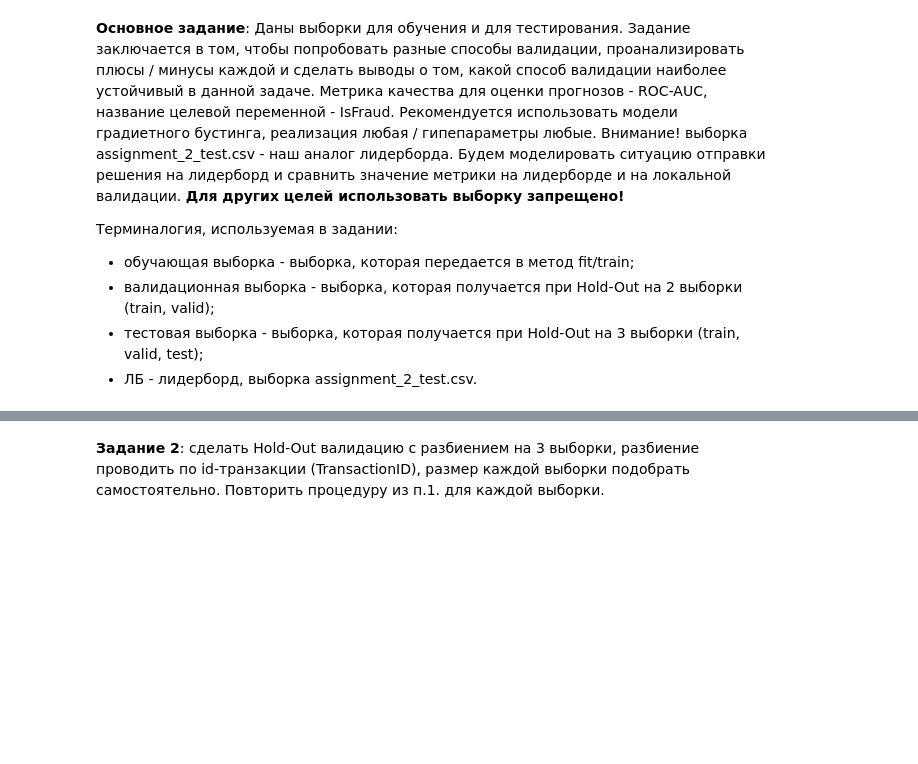
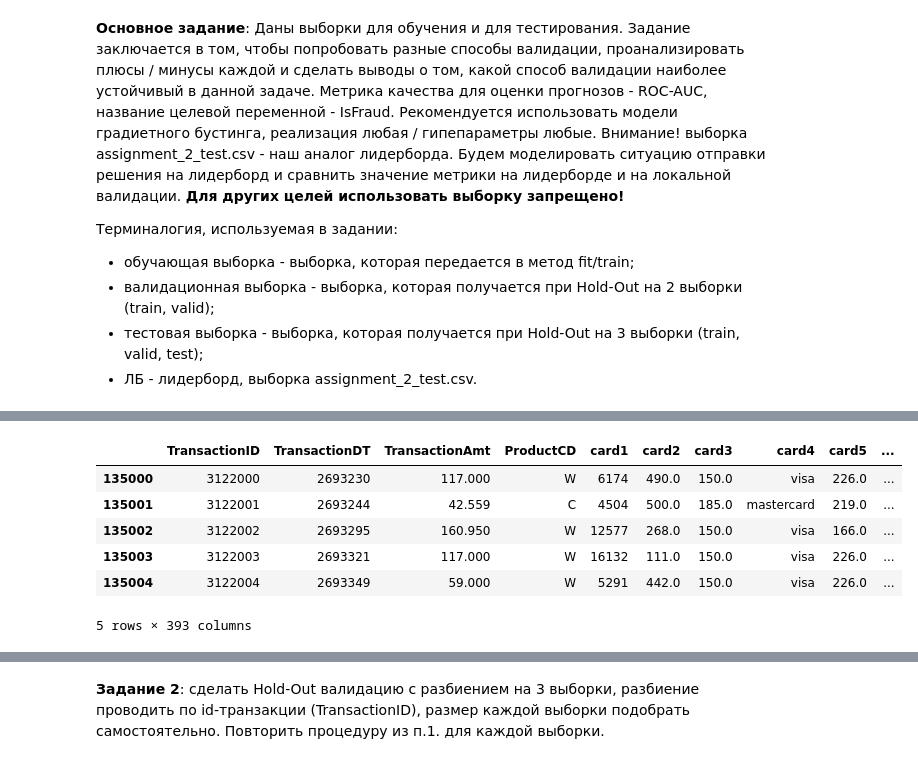
Before and after one commit to AndreiBazhenau/gb, a Jupyter notebook: kaggle/hw_3.ipynb, the cells around one changed output, grey strips where cells are left out. Cells and saved outputs as stored; diff of their text form; code cells hidden in the pictures; blank space fills up the shorter version.

```diff
--- a/kaggle/hw_3.ipynb
+++ b/kaggle/hw_3.ipynb
@@ -32,0 +96,10 @@ ModuleNotFoundError: No module named 'xgboost'
+# %%
+x_test.head(5)
+# %% [output]
+|  | TransactionID | TransactionDT | TransactionAmt | ProductCD | card1 | card2 | card3 | card4 | card5 | ... |
+| 135000 | 3122000 | 2693230 | 117.000 | W | 6174 | 490.0 | 150.0 | visa | 226.0 | ... |
+| 135001 | 3122001 | 2693244 | 42.559 | C | 4504 | 500.0 | 185.0 | mastercard | 219.0 | ... |
+| 135002 | 3122002 | 2693295 | 160.950 | W | 12577 | 268.0 | 150.0 | visa | 166.0 | ... |
+| 135003 | 3122003 | 2693321 | 117.000 | W | 16132 | 111.0 | 150.0 | visa | 226.0 | ... |
+| 135004 | 3122004 | 2693349 | 59.000 | W | 5291 | 442.0 | 150.0 | visa | 226.0 | ... |
+5 rows × 393 columns
```
Also changed, not shown: parts of 12 cells of this notebook.
